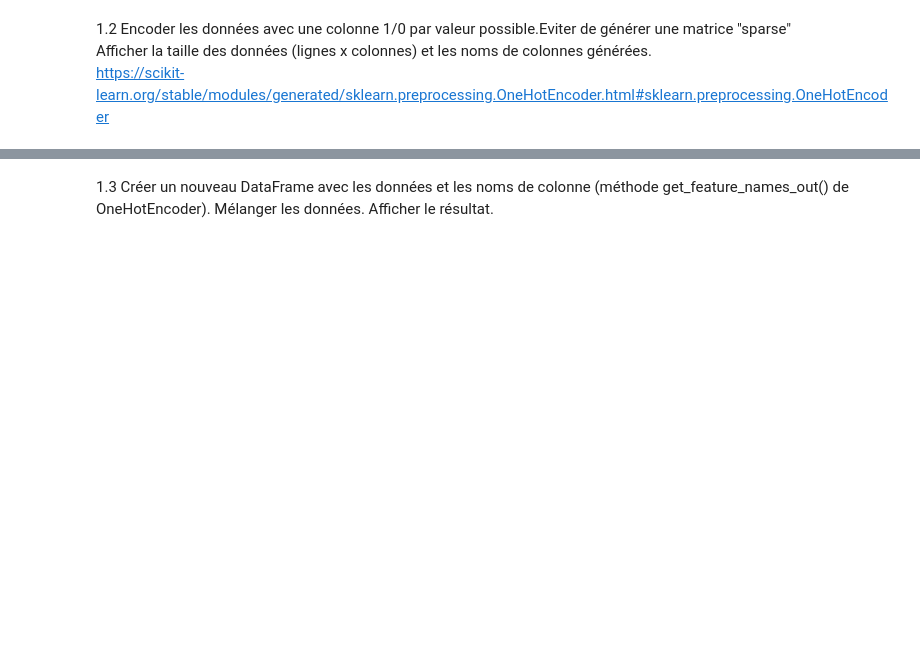
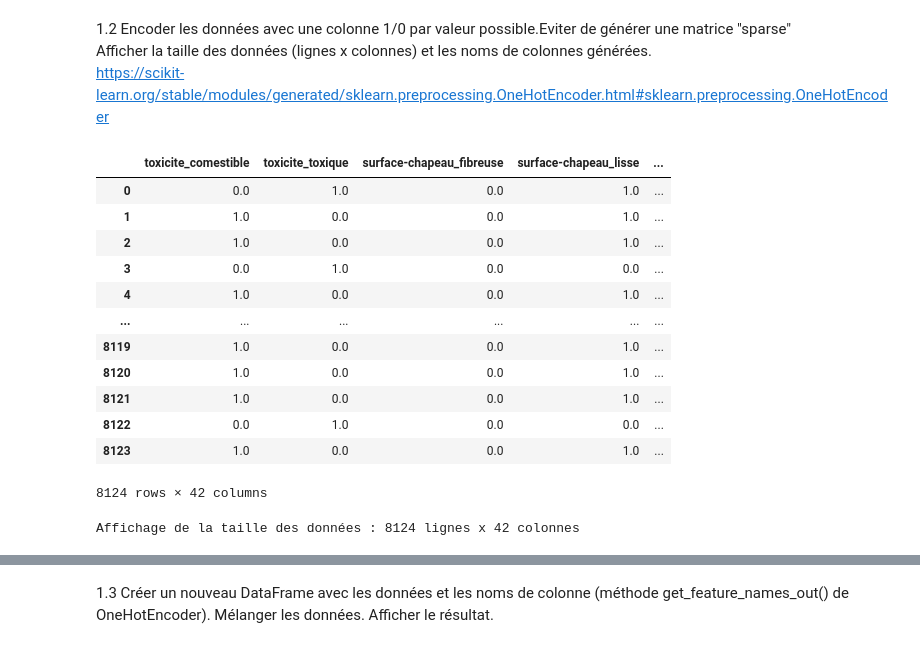
Before and after one commit to jeanlamarre16/datascience, a Jupyter notebook: TP1_classification_champignons.ipynb, the cells around one changed output, grey strips where cells are left out. Cells and saved outputs as stored; diff of their text form; code cells hidden in the pictures; blank space fills up the shorter version.

```diff
--- a/TP1_classification_champignons.ipynb
+++ b/TP1_classification_champignons.ipynb
@@ -37,3 +69,12 @@ print(nb_toxique)
 1.2 Encoder les données avec une colonne 1/0 par valeur possible.Eviter de générer une matrice "sparse"\
 Afficher la taille des données (lignes x colonnes) et les noms de colonnes générées.\
 https://scikit-learn.org/stable/modules/generated/sklearn.preprocessing.OneHotEncoder.html#sklearn.preprocessing.OneHotEncoder
+# %%
+# Création d'une instance OneHotEncoder pour la génération d'un matrice sparse
+encoder = OneHotEncoder(sparse_output=False, drop=None)
+# %%
+# Mappage des catégories à des valeurs numériques pour l'encodage avec oneHotEncoder
+encoded_array = encoder.fit_transform(df)
+# %%
+# Génération des nouveaux noms de colonnes après transformation
+encoded_columns = encoder.get_feature_names_out(df.columns)
@@ -39,0 +84,20 @@ https://scikit-learn.org/stable/modules/generated/sklearn.preprocessing.OneHotEn
+# %%
+df_encoded
+# %% [output]
+|  | toxicite_comestible | toxicite_toxique | surface-chapeau_fibreuse | surface-chapeau_lisse | ... |
+| 0 | 0.0 | 1.0 | 0.0 | 1.0 | ... |
+| 1 | 1.0 | 0.0 | 0.0 | 1.0 | ... |
+| 2 | 1.0 | 0.0 | 0.0 | 1.0 | ... |
+| 3 | 0.0 | 1.0 | 0.0 | 0.0 | ... |
+| 4 | 1.0 | 0.0 | 0.0 | 1.0 | ... |
+| ... | ... | ... | ... | ... | ... |
+| 8119 | 1.0 | 0.0 | 0.0 | 1.0 | ... |
+| 8120 | 1.0 | 0.0 | 0.0 | 1.0 | ... |
+| 8121 | 1.0 | 0.0 | 0.0 | 1.0 | ... |
+| 8122 | 0.0 | 1.0 | 0.0 | 0.0 | ... |
+| 8123 | 1.0 | 0.0 | 0.0 | 1.0 | ... |
+8124 rows × 42 columns
+# %%
+print(f"Affichage de la taille des données : {df_encoded.shape[0]} lignes x {df_encoded.shape[1]} colonnes")
+# %% [output]
+Affichage de la taille des données : 8124 lignes x 42 colonnes
```
Also changed, not shown: parts of 45 cells of this notebook.
